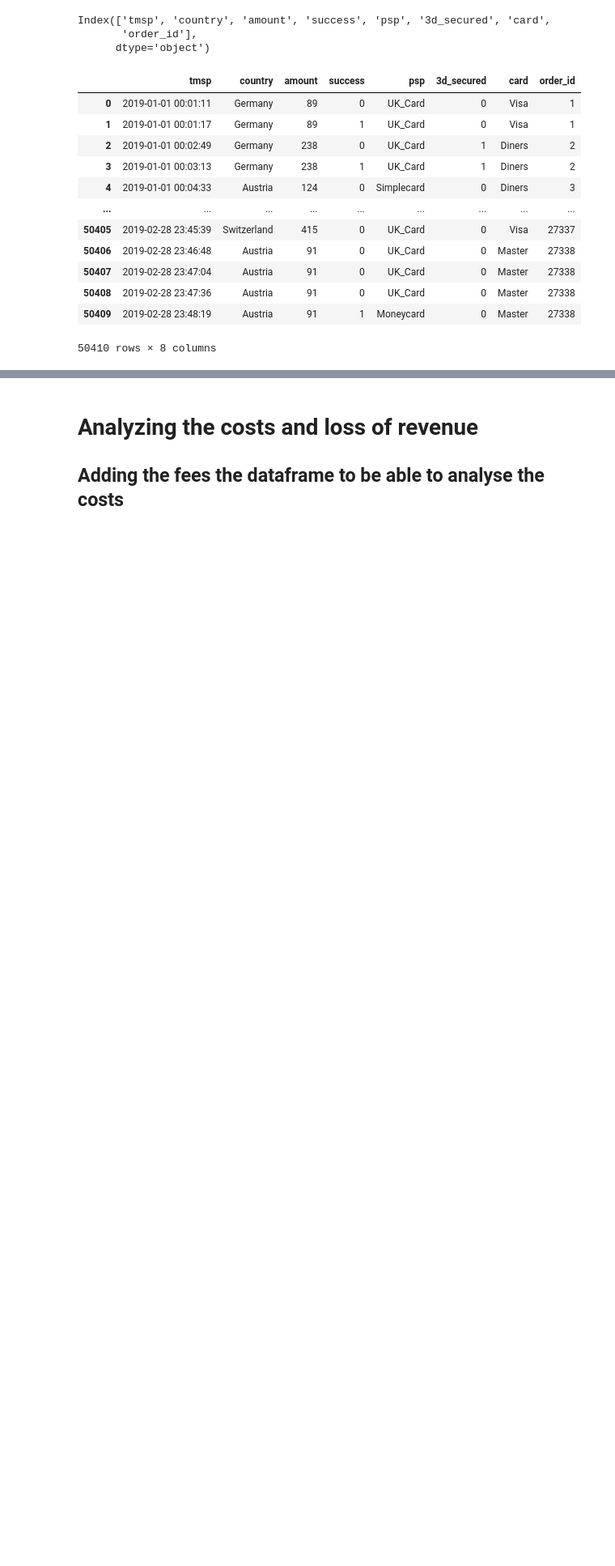
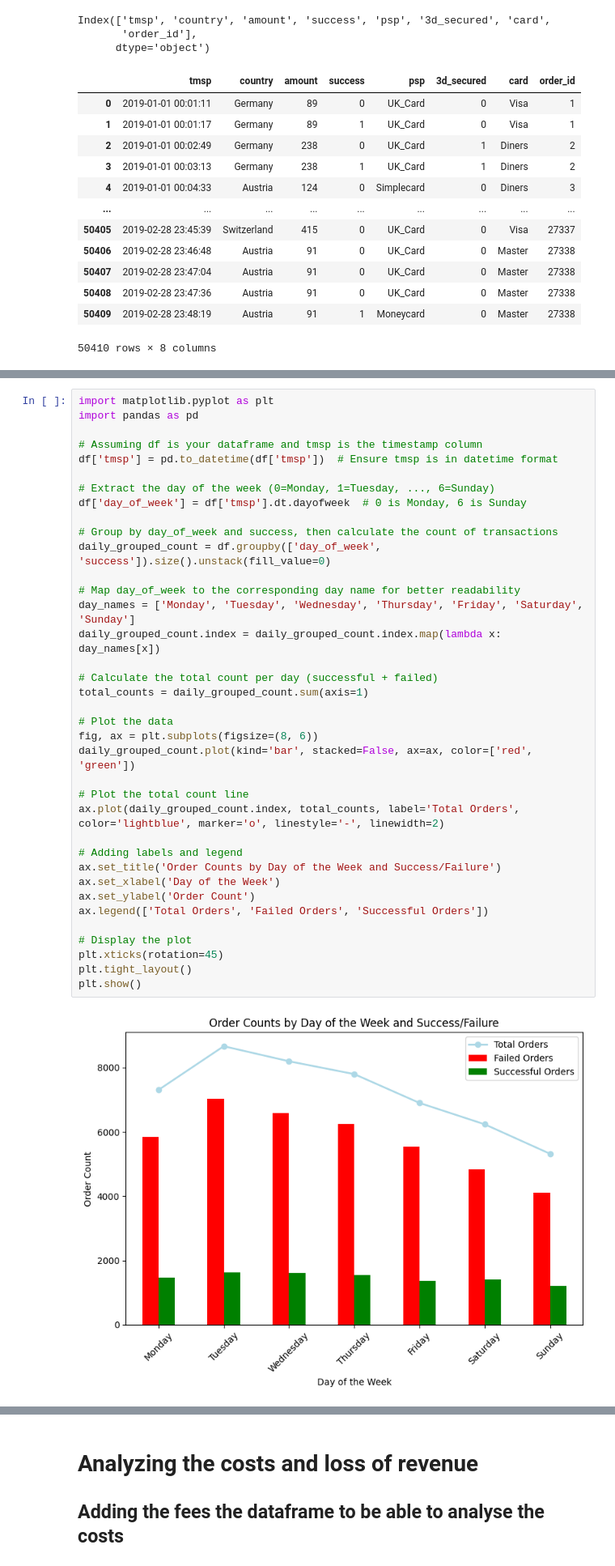
Before and after one commit to jeaend/payment_routing_optimizer, a Jupyter notebook: notebooks/02_purchase_and_cost_analysis.ipynb, the cells around one changed output, grey strips where cells are left out. Shown at 81% size. Drawn from its saved outputs; the diff is of its cells as text; blank space fills up the shorter version.

```diff
--- a/notebooks/02_purchase_and_cost_analysis.ipynb
+++ b/notebooks/02_purchase_and_cost_analysis.ipynb
@@ -151,0 +191,39 @@ Index(['tmsp', 'country', 'amount', 'success', 'psp', '3d_secured', 'card',
+# %%
+import matplotlib.pyplot as plt
+import pandas as pd
+
+# Assuming df is your dataframe and tmsp is the timestamp column
+df['tmsp'] = pd.to_datetime(df['tmsp'])  # Ensure tmsp is in datetime format
+
+# Extract the day of the week (0=Monday, 1=Tuesday, ..., 6=Sunday)
+df['day_of_week'] = df['tmsp'].dt.dayofweek  # 0 is Monday, 6 is Sunday
+
+# Group by day_of_week and success, then calculate the count of transactions
+daily_grouped_count = df.groupby(['day_of_week', 'success']).size().unstack(fill_value=0)
+
+# Map day_of_week to the corresponding day name for better readability
+day_names = ['Monday', 'Tuesday', 'Wednesday', 'Thursday', 'Friday', 'Saturday', 'Sunday']
+daily_grouped_count.index = daily_grouped_count.index.map(lambda x: day_names[x])
+
+# Calculate the total count per day (successful + failed)
+total_counts = daily_grouped_count.sum(axis=1)
+
+# Plot the data
+fig, ax = plt.subplots(figsize=(8, 6))
+daily_grouped_count.plot(kind='bar', stacked=False, ax=ax, color=['red', 'green'])
+
+# Plot the total count line
+ax.plot(daily_grouped_count.index, total_counts, label='Total Orders', color='lightblue', marker='o', linestyle='-', linewidth=2)
+
+# Adding labels and legend
+ax.set_title('Order Counts by Day of the Week and Success/Failure')
+ax.set_xlabel('Day of the Week')
+ax.set_ylabel('Order Count')
+ax.legend(['Total Orders', 'Failed Orders', 'Successful Orders'])
+
+# Display the plot
+plt.xticks(rotation=45)
+plt.tight_layout()
+plt.show()
+# %% [output]
+[figure, added]
```
Also changed, not shown: parts of 4 cells of this notebook, 1 other file.
